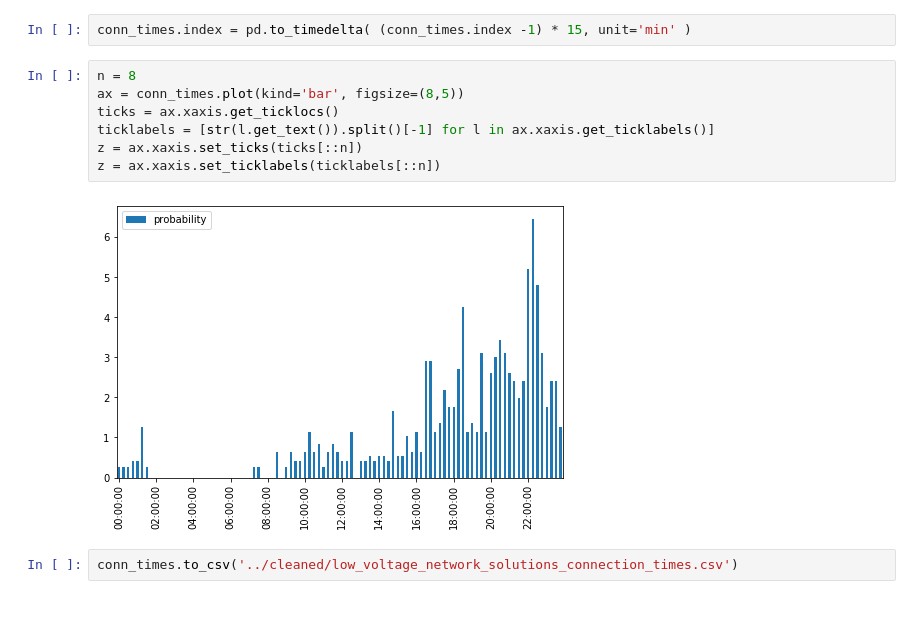
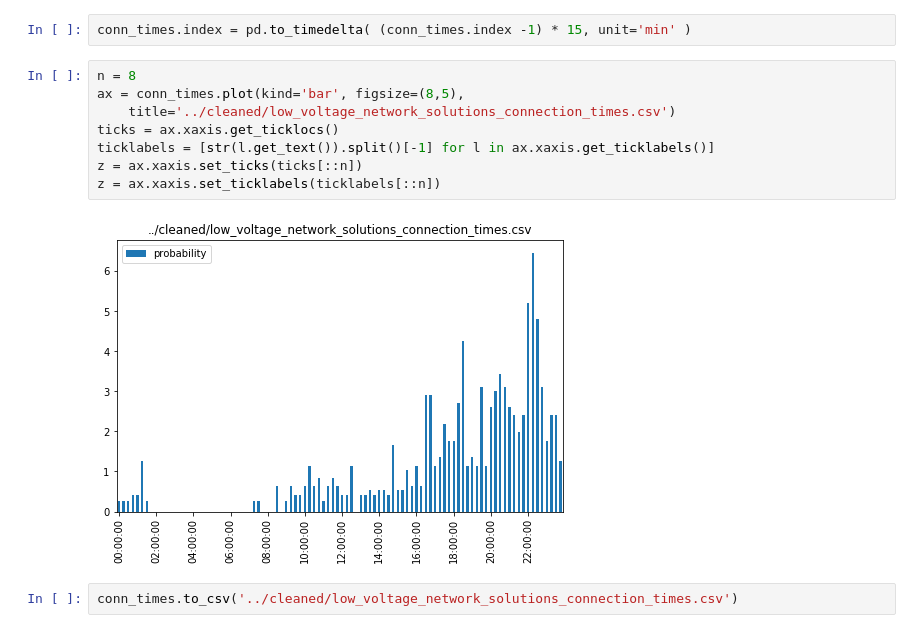
Before and after one commit to rbrown-orxa/LC_App_2_microservices, a Jupyter notebook: data/Low Voltage Network Models/clean_distributions.ipynb, the cells around one changed output. Cells and saved outputs as stored; diff of their text form.

```diff
--- a/data/Low Voltage Network Models/clean_distributions.ipynb
+++ b/data/Low Voltage Network Models/clean_distributions.ipynb
@@ -24,13 +24,14 @@ conn_times = periods.merge(conn_times, left_index=True, right_index=True, how='o
 conn_times.index = pd.to_timedelta( (conn_times.index -1) * 15, unit='min' )
 # %%
 n = 8
-ax = conn_times.plot(kind='bar', figsize=(8,5))
+ax = conn_times.plot(kind='bar', figsize=(8,5),
+    title='../cleaned/low_voltage_network_solutions_connection_times.csv')
 ticks = ax.xaxis.get_ticklocs()
 ticklabels = [str(l.get_text()).split()[-1] for l in ax.xaxis.get_ticklabels()]
 z = ax.xaxis.set_ticks(ticks[::n])
 z = ax.xaxis.set_ticklabels(ticklabels[::n])
 # %% [output]
-[figure, old version]
+[figure, new version]
 # %%
 conn_times.to_csv('../cleaned/low_voltage_network_solutions_connection_times.csv')
 # %% [markdown]
```
Also changed, not shown: parts of 1 cell of this notebook, 3 other files.
